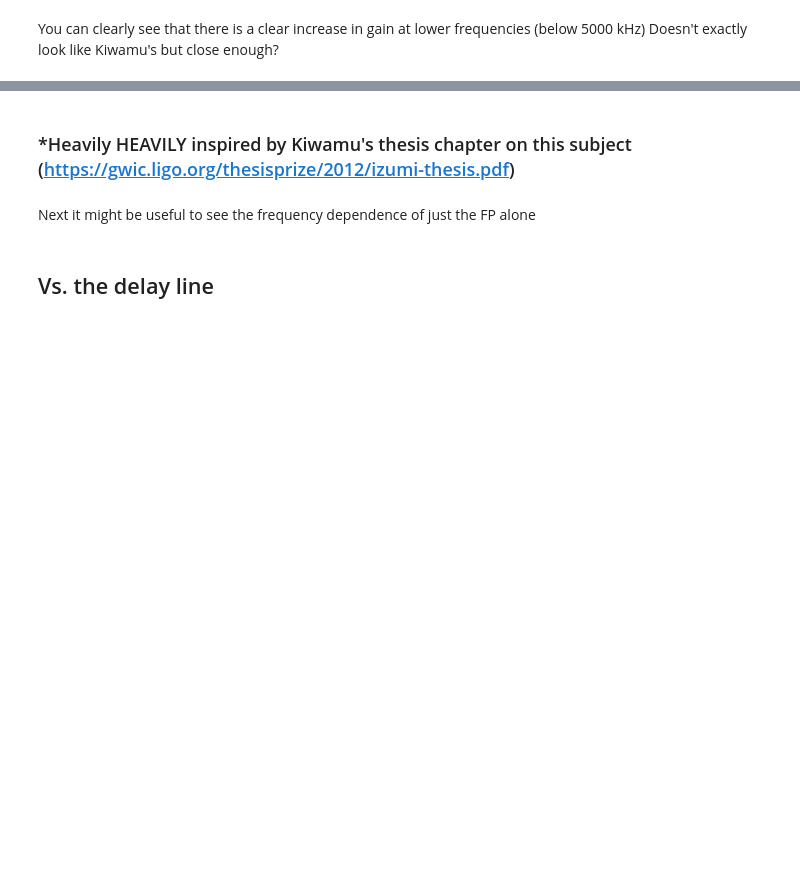
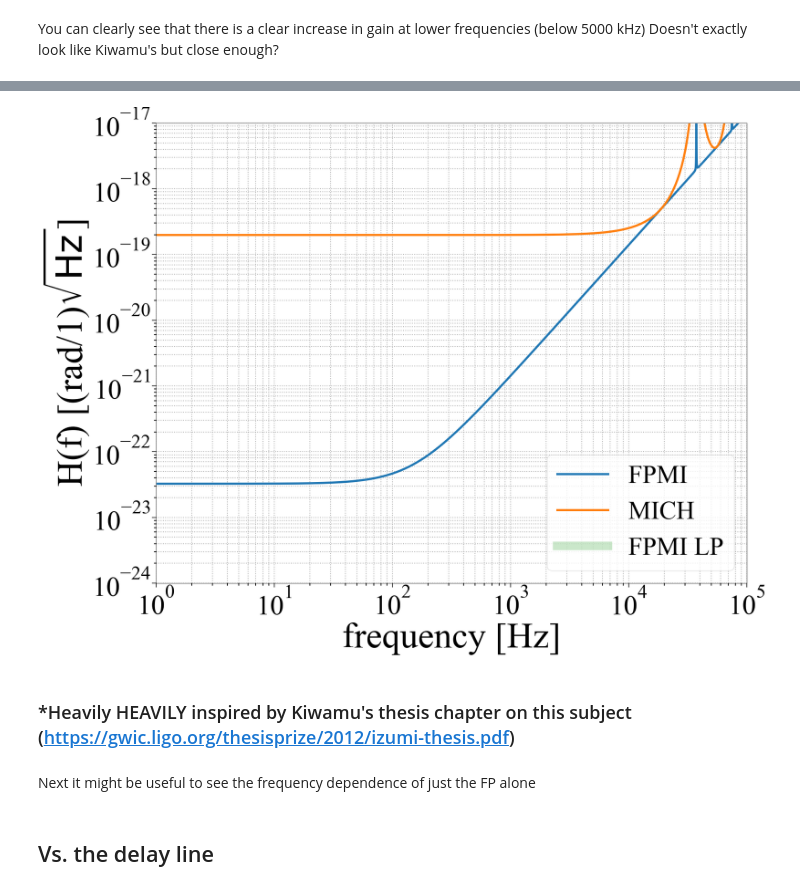
Before and after one commit to dancvan/dissertation, a Jupyter notebook: code/fpmi_fr.ipynb, the cells around one changed output, grey strips where cells are left out. Drawn from its saved outputs; the diff is of its cells as text; code cells hidden in the pictures; blank space fills up the shorter version.

```diff
--- a/code/fpmi_fr.ipynb
+++ b/code/fpmi_fr.ipynb
@@ -225,3 +238,17 @@ NameError: name 'plt' is not defined
+# %%
+Sh_noise = N_shot(OMEG, L, PHI_0, P_IN)
+# %%
+plt.loglog(nu,Sh_noise/bode_amp(H_FPMI), label='FPMI', linewidth=5.0)
+plt.loglog(nu,Sh_noise/bode_amp(H_MICH), label= 'MICH', linewidth= 5)
+plt.loglog(nu,Sh_noise/bode_amp(H_FPMI_LP)*bode_amp(H_FPMI)[0], label='FPMI LP', linewidth = 20.0, alpha=0.25)
+#plt.axvline (x=f_pole,ymin=1e-11, color='red', linestyle='dotted', linewidth=3)
+plt.ylim([1e-24, 1e-17])
+plt.xlim([1e0, 1e5])
+plt.xlabel('frequency [Hz]')
+plt.ylabel('H(f) [(rad/1)$\sqrt{\mathrm{Hz}}$]')
+lgd=plt.legend()
+# %% [output]
+[figure, added]
 # %% [markdown]
 ### *Heavily HEAVILY inspired by Kiwamu's thesis chapter on this subject (https://gwic.ligo.org/thesisprize/2012/izumi-thesis.pdf)
 # %% [markdown]
```
Also changed, not shown: parts of 15 cells of this notebook, 3 other files.
